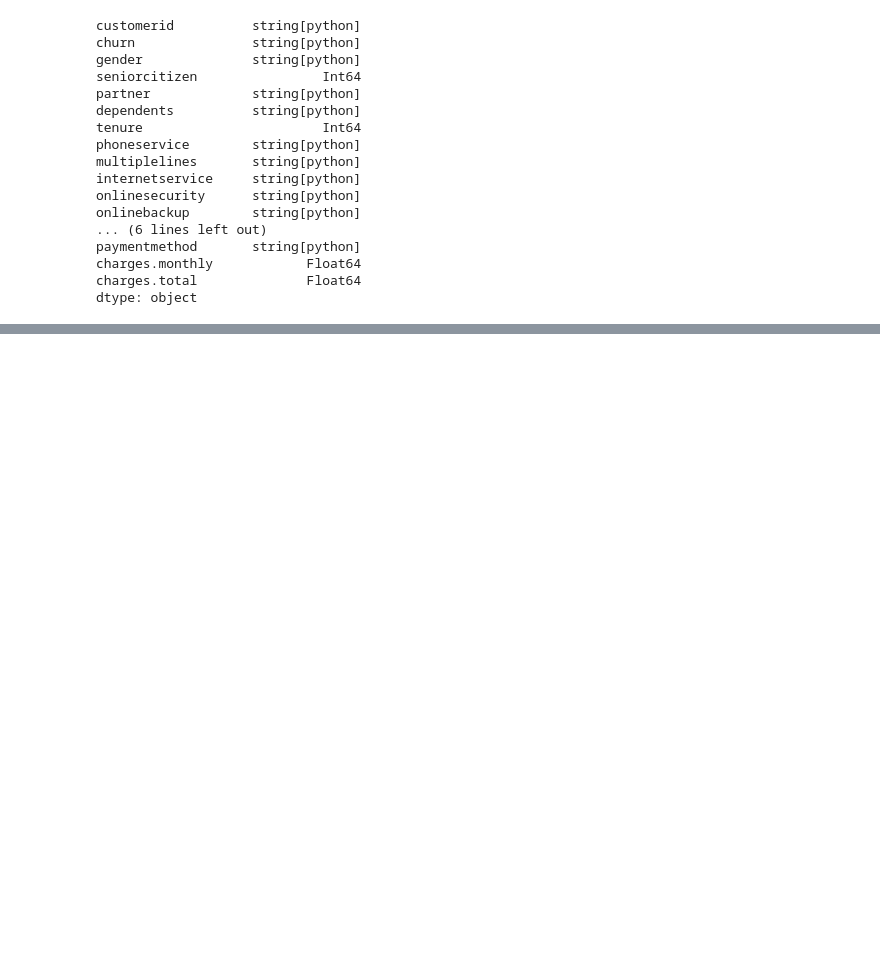
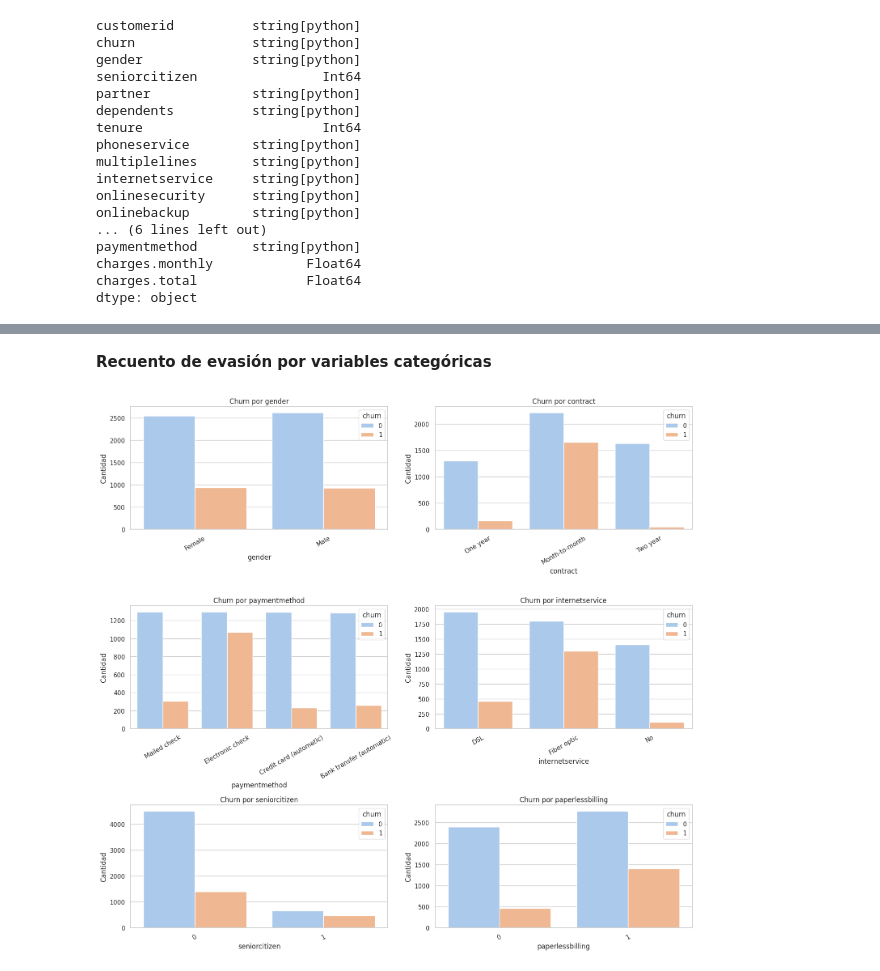
Before and after one commit to YajaGen/Challenge-Telecom, a Jupyter notebook: Telecom.ipynb, the cells around one changed output, grey strips where cells are left out. Cells and saved outputs as stored; diff of their text form; code cells hidden in the pictures; blank space fills up the shorter version.

```diff
--- a/Telecom.ipynb
+++ b/Telecom.ipynb
@@ -227,0 +348,26 @@ dtype: object
+# %% [markdown]
+**Recuento de evasión por variables categóricas**
+# %%
+import seaborn as sns
+import matplotlib.pyplot as plt
+
+# Variables categóricas a analizar
+cat_vars = ['gender', 'contract', 'paymentmethod', 'internetservice',
+            'seniorcitizen', 'paperlessbilling']
+
+# Tamaño del gráfico
+fig, axs = plt.subplots(nrows=3, ncols=2, figsize=(15, 14))
+axs = axs.flatten()
+
+# Crear un gráfico para cada variable categórica
+for i, var in enumerate(cat_vars):
+    sns.countplot(data=df_final, x=var, hue='churn', palette='pastel', ax=axs[i])
+    axs[i].set_title(f'Churn por {var}', fontsize=12)
+    axs[i].set_ylabel('Cantidad')
+    axs[i].set_xlabel(var)
+    axs[i].tick_params(axis='x', rotation=30)
+
+plt.tight_layout()
+plt.show()
+# %% [output]
+[figure, added]
```
Also changed, not shown: parts of 15 cells of this notebook.
